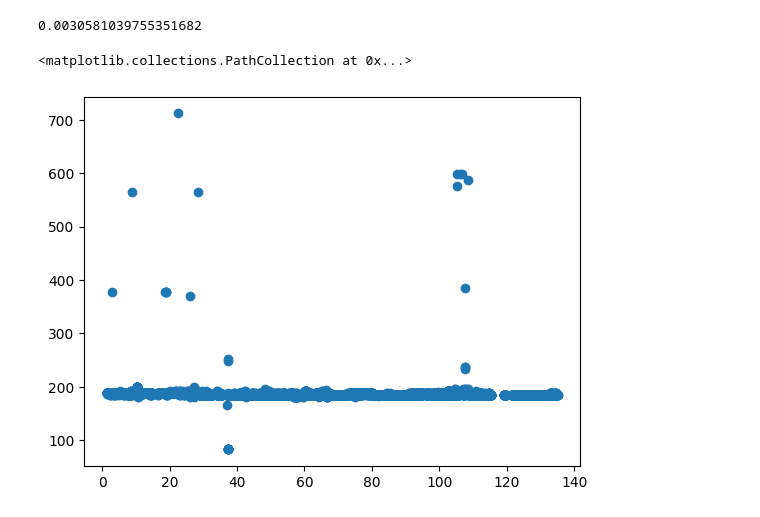
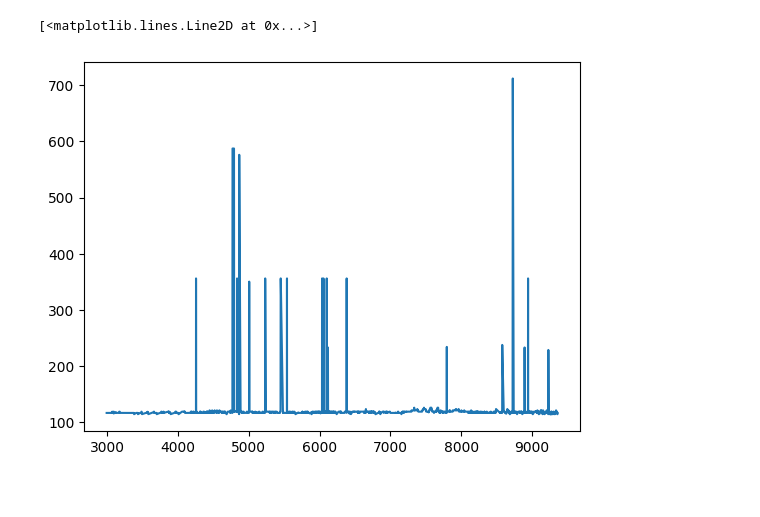
Before and after one commit to falkodem/BassEmulatorVST, a Jupyter notebook: ml/check.ipynb, the cells around one changed output. Drawn from its saved outputs; the diff is of its cells as text; code cells hidden in the pictures.

```diff
--- a/ml/check.ipynb
+++ b/ml/check.ipynb
@@ -39,0 +80,2 @@ G2_260427_1452
+# %%
+b = pd.read_csv('../runs/pitch_eval/20260513_215529/A#2_260429_1923/f0_curves.csv')
@@ -40,7 +98,4 @@ G2_260427_1452
 # %%
-b = a[(a['detector']=='pesto') & (a['f0_hz'] > 1)]
-print(((b['f0_hz'] > 200) | (b['f0_hz'] < 170)).mean())
+c = b[(b['detector']=='pesto') & (b['f0_hz'] > 1)]
+# plt.plot(c
+# print(((c['f0_hz'] > 200) | (c['f0_hz'] < 170)).mean())
-# %% [output]
-0.0030581039755351682
-<matplotlib.collections.PathCollection at 0x...>
-[figure, removed]
@@ -48,0 +102,5 @@ plt.scatter(b['time_s'], b['f0_hz'])
+# %%
+plt.plot(c['f0_hz'])
+# %% [output]
+[<matplotlib.lines.Line2D at 0x...>]
+[figure, added]
```
Also changed, not shown: parts of 11 cells of this notebook, 5 other files.
